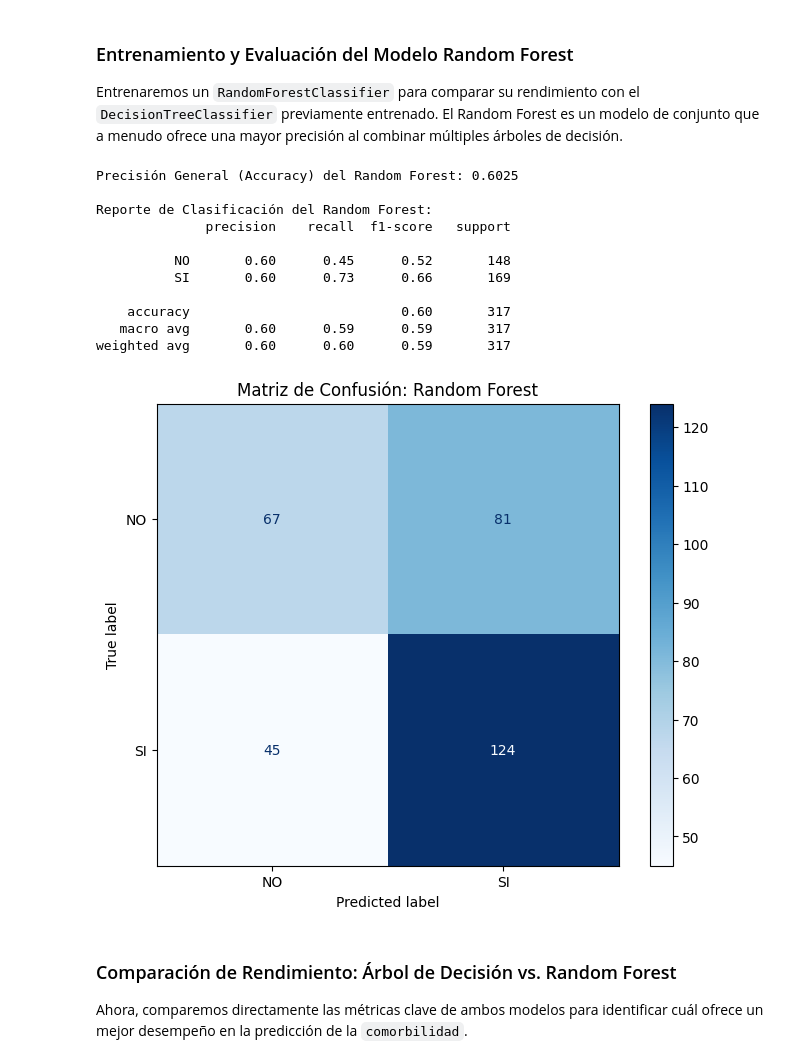
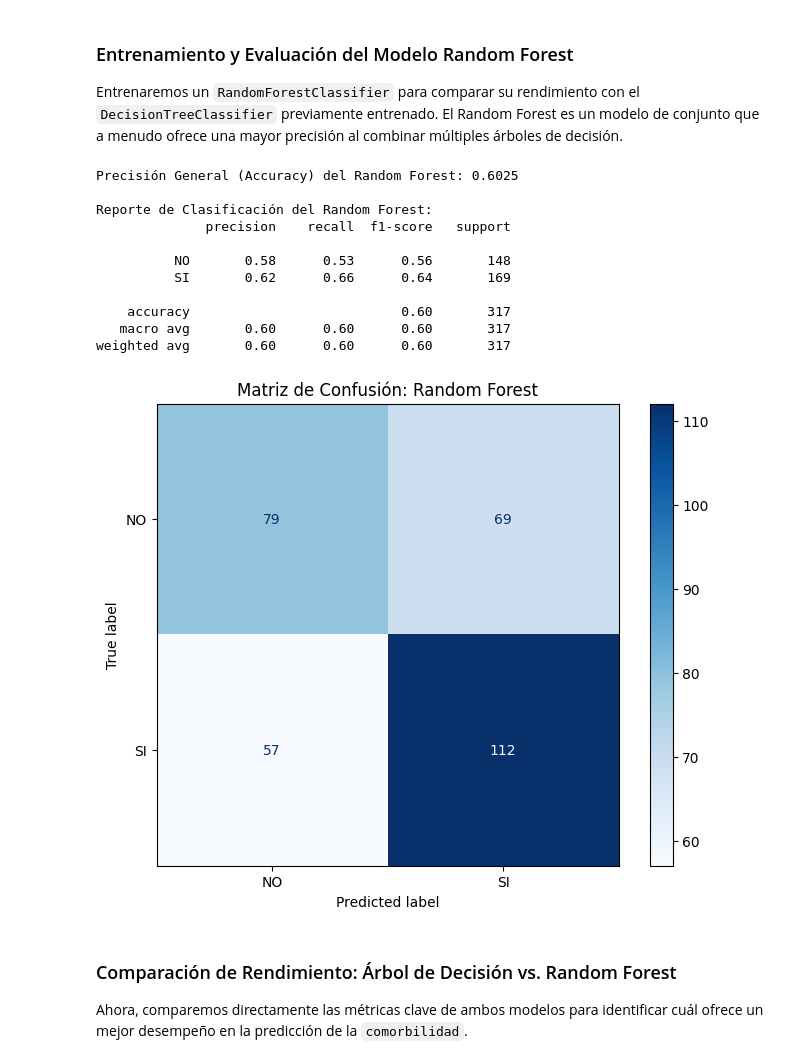
Before and after one commit to monikabenavides/MaestriaUHE, a Jupyter notebook: Actividad1.ipynb, the cells around one changed output. Saved outputs shown, nothing was run; the diff lists cells and outputs as text; code cells hidden in the pictures.

```diff
--- a/Actividad1.ipynb
+++ b/Actividad1.ipynb
@@ -1381,40 +1382,41 @@ import matplotlib.pyplot as plt
 
 # Instanciar el modelo Random Forest
 # Usaremos un número de estimadores (árboles) similar y random_state para reproducibilidad
-model_rf = RandomForestClassifier(n_estimators=100, random_state=42)
+# Añadimos class_weight='balanced' para manejar el desbalance de clases
+model_rf = RandomForestClassifier(n_estimators=100, random_state=42, class_weight='balanced')
 
 # Entrenar el modelo
 model_rf.fit(X_train, y_train)
 
 # Realizar predicciones en el conjunto de prueba
 y_pred_rf = model_rf.predict(X_test)
 
 # Evaluar el modelo Random Forest
 accuracy_rf = accuracy_score(y_test, y_pred_rf)
 print(f"\nPrecisión General (Accuracy) del Random Forest: {accuracy_rf:.4f}")
 
 print("\nReporte de Clasificación del Random Forest:")
 print(classification_report(y_test, y_pred_rf, target_names=le_comorbilidad.classes_))
 
 # Visualizar la Matriz de Confusión para Random Forest
 fig, ax = plt.subplots(figsize=(8, 6))
 cm_rf = confusion_matrix(y_test, y_pred_rf)
 ConfusionMatrixDisplay(confusion_matrix=cm_rf, display_labels=le_comorbilidad.classes_).plot(cmap='Blues', ax=ax)
 plt.title('Matriz de Confusión: Random Forest')
 plt.show()
 # %% [output]
 Precisión General (Accuracy) del Random Forest: 0.6025
 
 Reporte de Clasificación del Random Forest:
               precision    recall  f1-score   support
 
-          NO       0.60      0.45      0.52       148
-          SI       0.60      0.73      0.66       169
+          NO       0.58      0.53      0.56       148
+          SI       0.62      0.66      0.64       169
 
     accuracy                           0.60       317
-   macro avg       0.60      0.59      0.59       317
-weighted avg       0.60      0.60      0.59       317
+   macro avg       0.60      0.60      0.60       317
+weighted avg       0.60      0.60      0.60       317
-[figure, old version]
+[figure, new version]
 # %% [markdown]
 ### Comparación de Rendimiento: Árbol de Decisión vs. Random Forest
 
```
Also changed, not shown: parts of 6 cells of this notebook.
